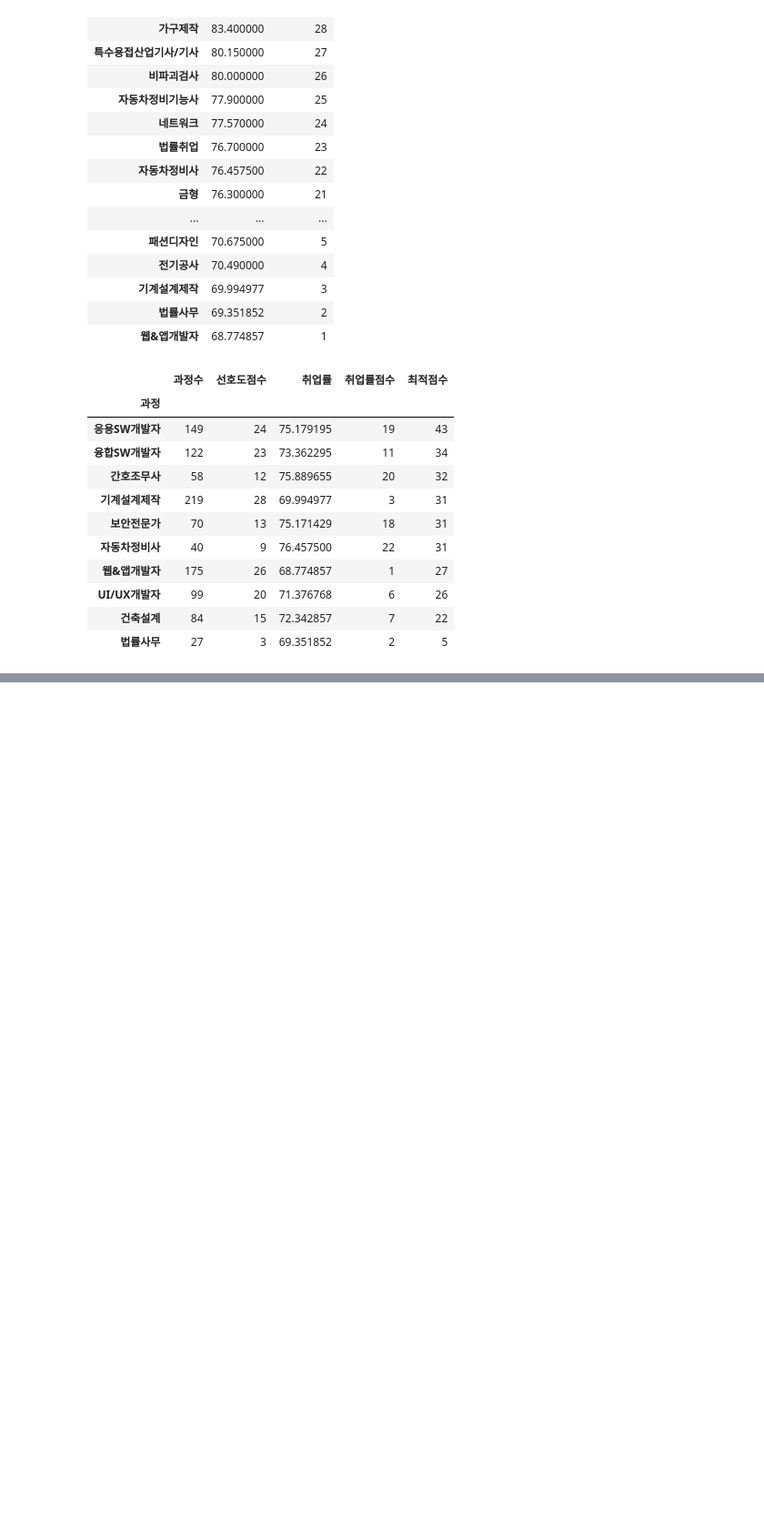
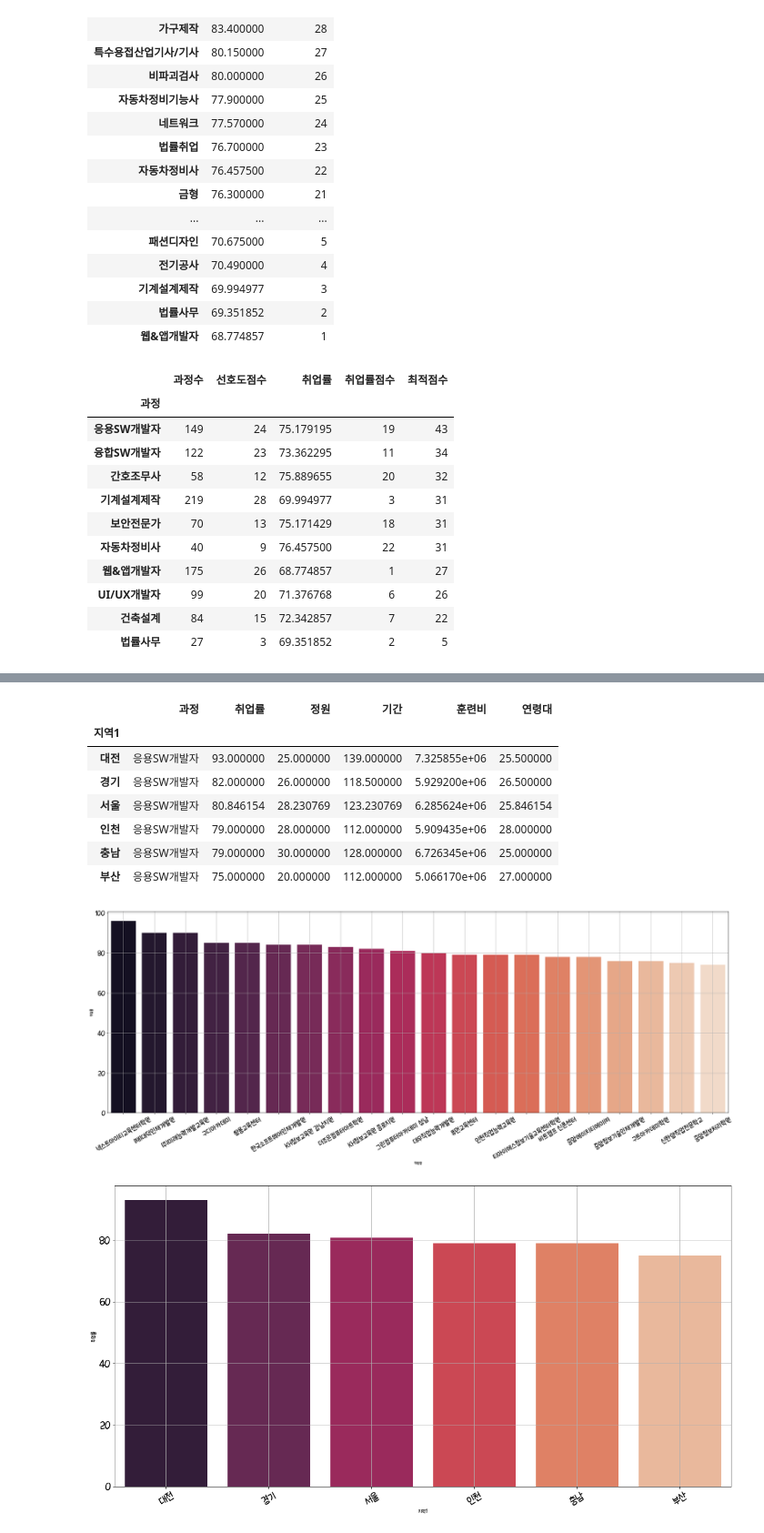
Before and after one commit to RyuJelly/jupyterlab, a Jupyter notebook: HRDproject/20대.ipynb, the cells around one changed output, grey strips where cells are left out. Shown at 91% size. Cells and saved outputs as stored; diff of their text form; code cells hidden in the pictures; blank space fills up the shorter version.

```diff
--- a/HRDproject/20대.ipynb
+++ b/HRDproject/20대.ipynb
@@ -232,3 +387,57 @@ display(df_20_best)
 | UI/UX개발자 | 99 | 20 | 71.376768 | 6 | 26 |
 | 건축설계 | 84 | 15 | 72.342857 | 7 | 22 |
 | 법률사무 | 27 | 3 | 69.351852 | 2 | 5 |
+# %%
+import matplotlib.pyplot as plt
+import seaborn as sns
+a = df['연령대'] >= 20
+df_20 = df[a]
+b = df_20['연령대'] < 30
+df20 = df_20[b]
+# 전처리
+df_sw = df20.loc[:,['NCS','취업률','과정','정원','기간','훈련비','연령대','학원명','지역1']]
+df_sw.dropna(inplace=True)
+grouped = df_sw.groupby(['학원명', '과정', '지역1'])
+df_sw = round(grouped.mean(),0).astype(int)
+df_sw = df_sw.reset_index(level=['과정','지역1'])
+
+df_sw.sort_values(by='취업률',ascending=False , inplace=True)
+big = df_sw['과정'] == '응용SW개발자'
+df_sw = df_sw[big]
+display(df_sw)
+df_sw = df_sw.head(20)
+
+grouped = df_sw.groupby(['지역1', '과정'])
+df_a = grouped.mean()
+df_a = df_a.reset_index(level=['과정'])
+
+df_a.sort_values(by='취업률',ascending=False , inplace=True)
+big = df_a['과정'] == '응용SW개발자'
+df_a = df_a[big]
+display(df_a)
+df_a = df_a.head(20)
+
+# 그래프 그리기
+fig = plt.figure(figsize=(30, 10))
+ax1 = fig.add_subplot(1, 1, 1)
+sns.barplot(x=df_sw.index, y="취업률", data=df_sw, palette="rocket", ax=ax1)
+plt.xticks(size=20, rotation=30)
+plt.yticks(size=20)
+plt.grid(True)
+
+# plt.savefig('output/빅데이터_일일훈련비_top14.png')
+# 출력
+plt.show()
+
+# 그래프 그리기
+fig = plt.figure(figsize=(20, 10))
+ax1 = fig.add_subplot(1, 1, 1)
+sns.barplot(x=df_a.index, y="취업률", data=df_a, palette="rocket", ax=ax1)
+plt.xticks(size=20, rotation=30)
+plt.yticks(size=20)
+plt.grid(True)
+
+# plt.savefig('output/빅데이터_일일훈련비_top14.png')
+# 출력
+plt.show()
+# %% [output]
@@ -234,0 +462,10 @@ display(df_20_best)
+|  | 과정 | 취업률 | 정원 | 기간 | 훈련비 | 연령대 |
+| 지역1 |  |  |  |  |  |  |
+| 대전 | 응용SW개발자 | 93.000000 | 25.000000 | 139.000000 | 7.325855e+06 | 25.500000 |
+| 경기 | 응용SW개발자 | 82.000000 | 26.000000 | 118.500000 | 5.929200e+06 | 26.500000 |
+| 서울 | 응용SW개발자 | 80.846154 | 28.230769 | 123.230769 | 6.285624e+06 | 25.846154 |
+| 인천 | 응용SW개발자 | 79.000000 | 28.000000 | 112.000000 | 5.909435e+06 | 28.000000 |
+| 충남 | 응용SW개발자 | 79.000000 | 30.000000 | 128.000000 | 6.726345e+06 | 25.000000 |
+| 부산 | 응용SW개발자 | 75.000000 | 20.000000 | 112.000000 | 5.066170e+06 | 27.000000 |
+[figure, added]
+[figure, added]
```
Also changed, not shown: parts of 9 cells of this notebook, 16 other files.
